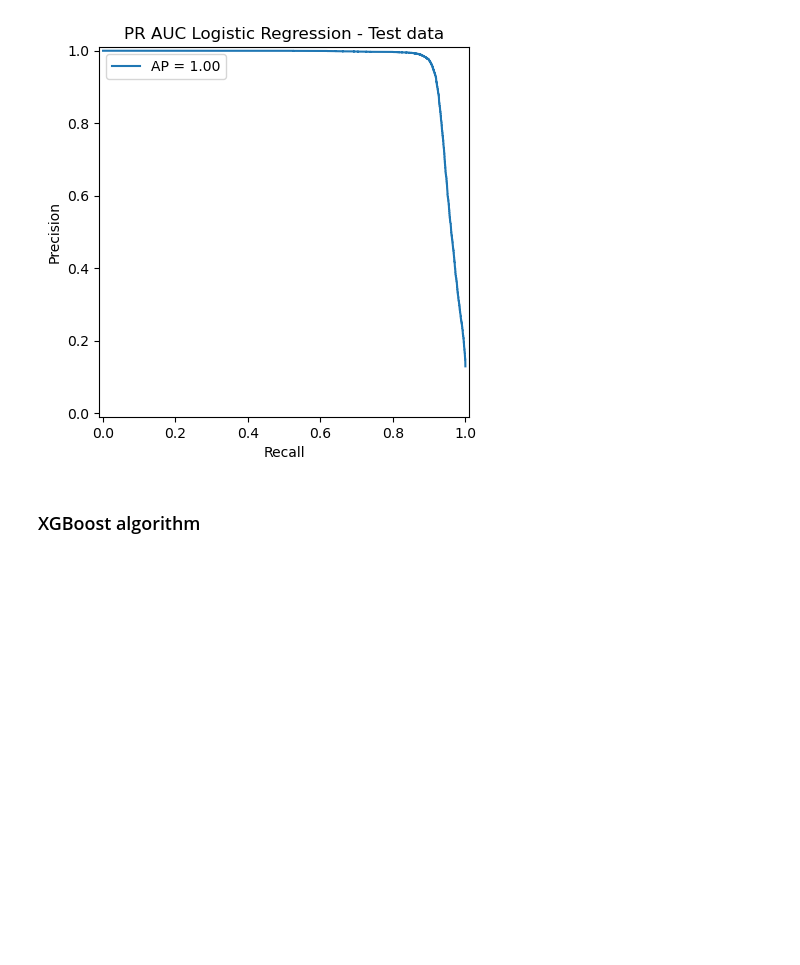
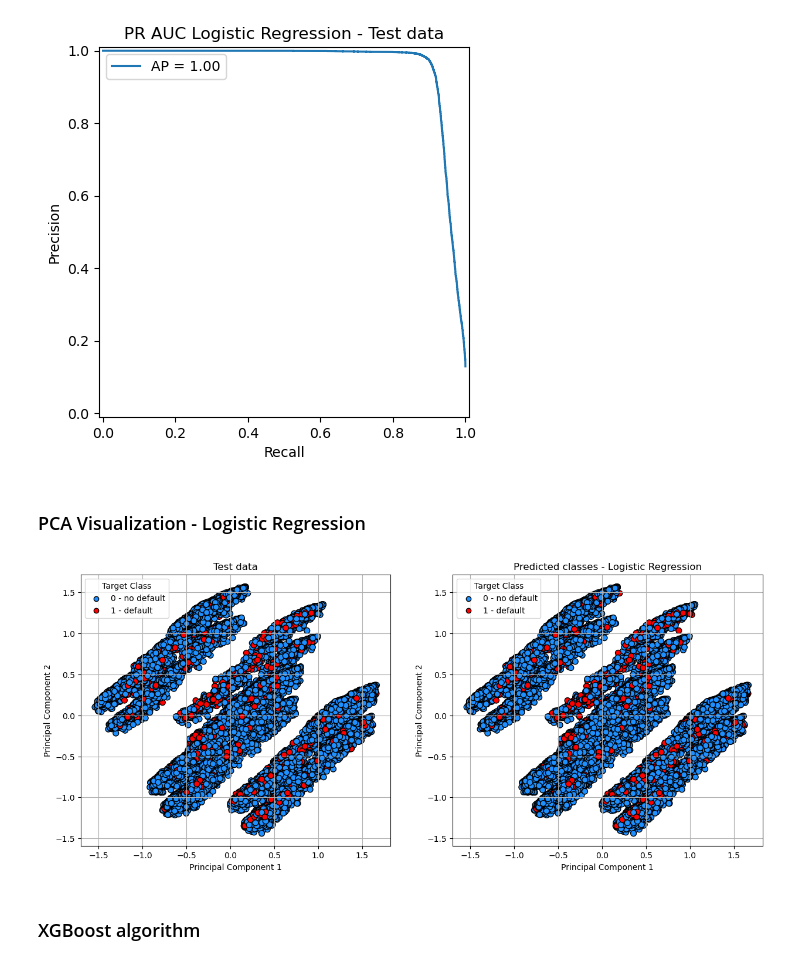
Before and after one commit to Radoslaw-Polak/Credit-Scoring-Modelling, a Jupyter notebook: test.ipynb, the cells around one changed output. Cells and saved outputs as stored; diff of their text form; code cells hidden in the pictures; blank space fills up the shorter version.

Commit message:
Added PCA visualizations for the results obtained with different methods for classification, currently Logistic Regression, XGBoost and Random Forest (rerun scripts)

```diff
--- a/test.ipynb
+++ b/test.ipynb
@@ -675,5 +677,36 @@ Test data:
    macro avg       0.98      0.95      0.96     79663
 weighted avg       0.98      0.98      0.98     79663
 [figure]
+# %% [markdown]
+### PCA Visualization - Logistic Regression
+# %%
+from sklearn.decomposition import PCA
+
+def pca_visualization(X_true, y_true, y_pred, model_name=''):
+    """Visualizes PCA components of the training data."""
+    pca = PCA(n_components=2)
+    components = pca.fit_transform(X_true)
+    fig, axes = plt.subplots(nrows=1, ncols=2, figsize=(15, 6))
+    axes = axes.flatten()
+    colors_dict = {0: 'dodgerblue', 1: 'red'} # colors dictionary for classes
+    encoded_scoring = {0: 'no default', 1: 'default'}  # encoded scoring categories for classes
+    """Plotting PCA components for true and predicted classes"""
+    for i, (ax, y) in enumerate(zip(axes, [y_true, y_pred])):
+        colors = [colors_dict[label] for label in y]
+        scatter = ax.scatter(components[:, 0], components[:, 1], c=colors, edgecolor='k', s=50)
+        title = 'Test data' if i == 0 else f'Predicted classes - {model_name}'
+        ax.set_title(title)
+        ax.set_xlabel('Principal Component 1')
+        ax.set_ylabel('Principal Component 2')
+        ax.grid(True)
+
+        """Legend"""
+        for class_value, color in colors_dict.items():
+            ax.scatter([], [], c=color, label=f'{class_value} - {encoded_scoring[class_value]}', edgecolor='k')
+        ax.legend(title='Target Class')
+
+pca_visualization(X_test, y_test, y_pred, model_name='Logistic Regression')
+# %% [output]
+[figure, added]
 # %% [markdown]
 ### XGBoost algorithm
```
Also changed, not shown: parts of 13 cells of this notebook, 1 other file.
